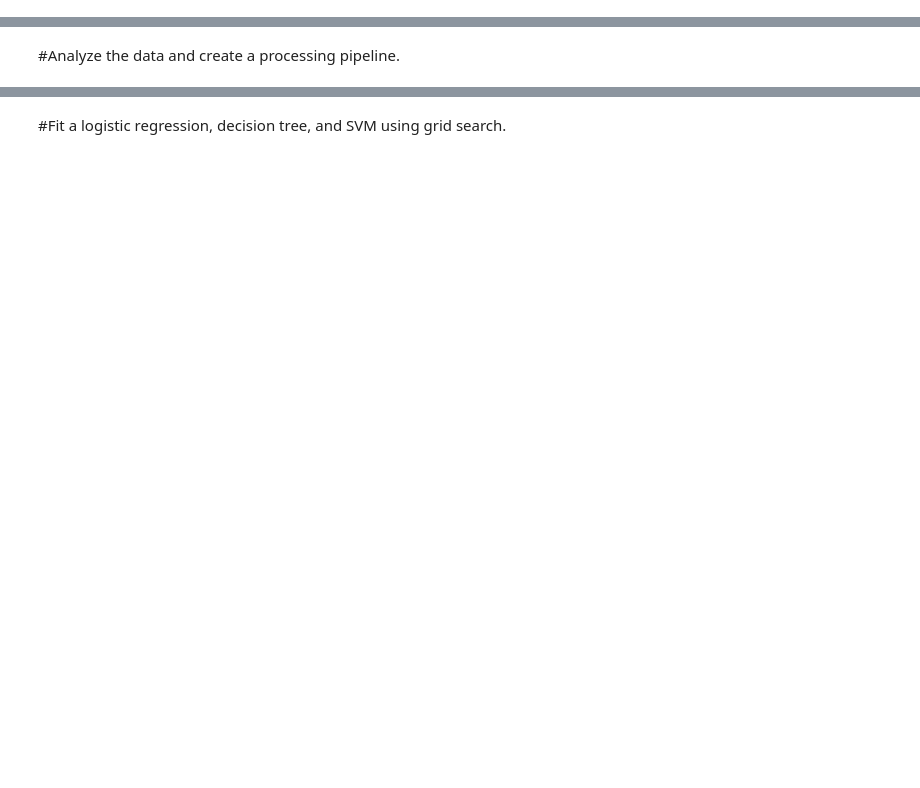
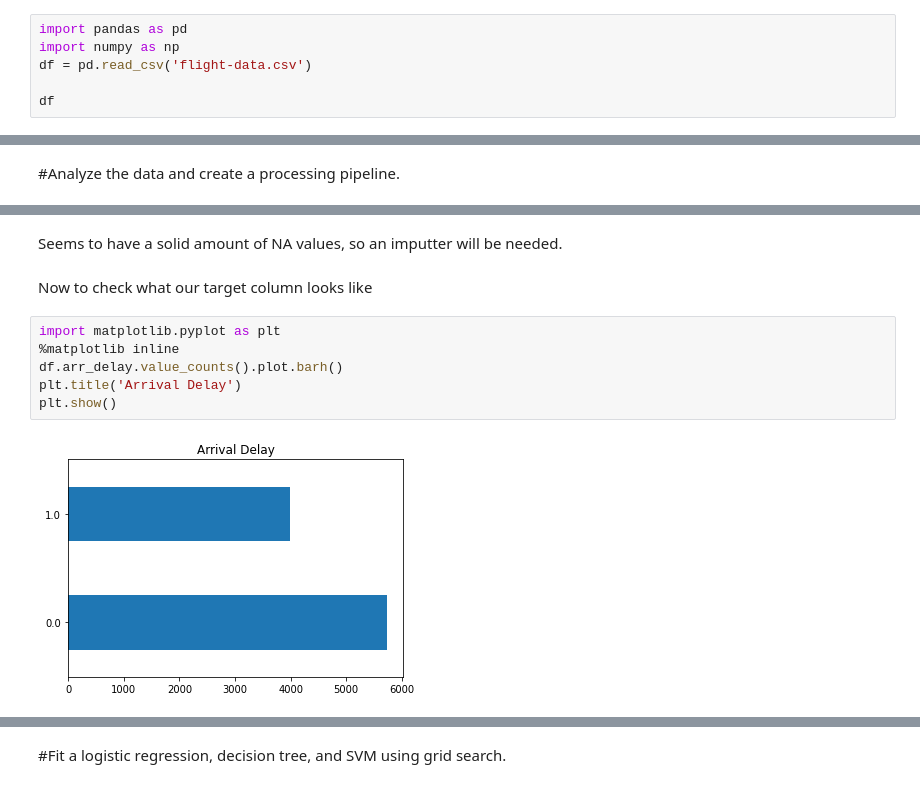
Before and after one commit to ed765super/Assignment-8-Ensembles, a Jupyter notebook: DATA602_Assignment_8_Ensembles.ipynb, the cells around one changed output, grey strips where cells are left out. Cells and saved outputs as stored; diff of their text form; blank space fills up the shorter version.

```diff
--- a/DATA602_Assignment_8_Ensembles.ipynb
+++ b/DATA602_Assignment_8_Ensembles.ipynb
@@ -17,0 +22,6 @@ Submit a link to the GitHub repo where you post the notebook.
+# %%
+import pandas as pd
+import numpy as np
+df = pd.read_csv('flight-data.csv')
+
+df
@@ -19,0 +85,12 @@ Submit a link to the GitHub repo where you post the notebook.
+# %% [markdown]
+Seems to have a solid amount of NA values, so an imputter will be needed.
+# %% [markdown]
+Now to check what our target column looks like
+# %%
+import matplotlib.pyplot as plt
+%matplotlib inline
+df.arr_delay.value_counts().plot.barh()
+plt.title('Arrival Delay')
+plt.show()
+# %% [output]
+[figure, added]
```
Also changed, not shown: parts of 23 cells of this notebook.
